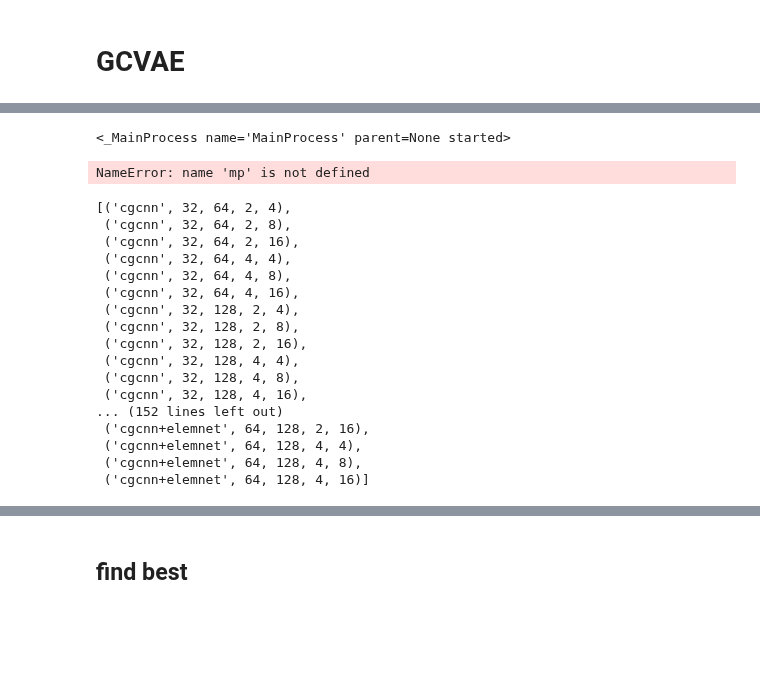
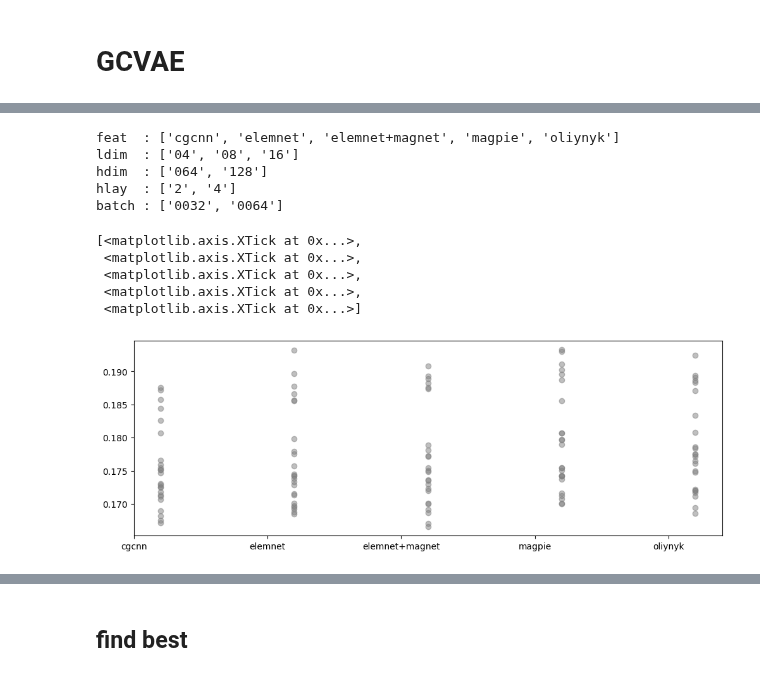
Before and after one commit to git-jhyang/inorganic_synthesis, a Jupyter notebook: notebooks/analysis_results_vae.ipynb, the cells around one changed output, grey strips where cells are left out. Drawn from its saved outputs; the diff is of its cells as text; code cells hidden in the pictures; blank space fills up the shorter version.

Commit message:
text and data parsing for test

```diff
--- a/notebooks/analysis_results_vae.ipynb
+++ b/notebooks/analysis_results_vae.ipynb
@@ -20,0 +18,8 @@ from tensorboard.backend.event_processing.event_accumulator import EventAccumula
+# %%
+output_root = '/home/jhyang/WORKSPACES/MODELS/isyn/GCVAE_CASE_1_condition'
+for d in os.listdir(output_root):
+    if '_sc_' not in d:
+        continue
+    d2 = d.replace('_sc_','_')
+    if os.path.isdir(os.path.join(output_root, d2)):
+        print(d2)
@@ -94,36 +95,33 @@ ln: failed to create symbolic link './cgcnn+elemnet_convolution_m16.128.4_batch_
-# %%
-mp.current_process()
-# %% [output]
-<_MainProcess name='MainProcess' parent=None started>
-# %%
-mp.Pool(1)
-# %% [output]
-NameError: name 'mp' is not defined
-# %%
-feature_type = ['cgcnn','elemnet','magpie','oliynyk','elemnet+magnet','magpie+magnet','cgcnn+elemnet']
-batch_size = [32, 64]
-hidden_dims = [64, 128]
-hidden_layers = [2, 4]
-latent_dims = [4, 8, 16]
-
-from itertools import product
-
-list(product(*[feature_type, batch_size, hidden_dims, hidden_layers, latent_dims]))
-# %% [output]
-[('cgcnn', 32, 64, 2, 4),
- ('cgcnn', 32, 64, 2, 8),
- ('cgcnn', 32, 64, 2, 16),
- ('cgcnn', 32, 64, 4, 4),
- ('cgcnn', 32, 64, 4, 8),
- ('cgcnn', 32, 64, 4, 16),
- ('cgcnn', 32, 128, 2, 4),
- ('cgcnn', 32, 128, 2, 8),
- ('cgcnn', 32, 128, 2, 16),
- ('cgcnn', 32, 128, 4, 4),
- ('cgcnn', 32, 128, 4, 8),
- ('cgcnn', 32, 128, 4, 16),
-... (152 lines left out)
- ('cgcnn+elemnet', 64, 128, 2, 16),
- ('cgcnn+elemnet', 64, 128, 4, 4),
- ('cgcnn+elemnet', 64, 128, 4, 8),
- ('cgcnn+elemnet', 64, 128, 4, 16)]
+# %%
+key_loss_pair = []
+for data in output_data:
+    key_loss_pair.append((data['key'], np.vstack([np.mean([data[i] for i in range(5)], 0), np.std([data[i] for i in range(5)], 0)])))
+metrics = np.vstack([d[1][0] for d in key_loss_pair]).T
+feat, ldim, hdim, hlay, batch = np.vstack([d['key'] for d in output_data]).T
+print("feat  :", sorted(np.unique(feat)))
+print("ldim  :", sorted(np.unique(ldim)))
+print("hdim  :", sorted(np.unique(hdim)))
+print("hlay  :", sorted(np.unique(hlay)))
+print("batch :", sorted(np.unique(batch)))
+# %% [output]
+feat  : ['cgcnn', 'elemnet', 'elemnet+magnet', 'magpie', 'oliynyk']
+ldim  : ['04', '08', '16']
+hdim  : ['064', '128']
+hlay  : ['2', '4']
+batch : ['0032', '0064']
+# %%
+f, ax = plt.subplots(1,1,figsize=(12,4))
+for i, f in enumerate(np.unique(feat)):
+    m1 = (f == feat) & ('+' in feat)
+    m2 = (f == feat) & ('+' not in feat)
+    ax.scatter([i-0.2]*m1.sum(), metrics[-1][m1], color=plt.cm.tab10(i), alpha=0.5)
+    ax.scatter([i+0.2]*m2.sum(), metrics[-1][m2], color=[0.5, 0.5, 0.5], alpha=0.5)
+
+ax.set_xticks(range(len(np.unique(feat))), labels=np.unique(feat))
+# %% [output]
+[<matplotlib.axis.XTick at 0x...>,
+ <matplotlib.axis.XTick at 0x...>,
+ <matplotlib.axis.XTick at 0x...>,
+ <matplotlib.axis.XTick at 0x...>,
+ <matplotlib.axis.XTick at 0x...>]
+[figure, added]
```
Also changed, not shown: parts of 8 cells of this notebook, 8 other files.
